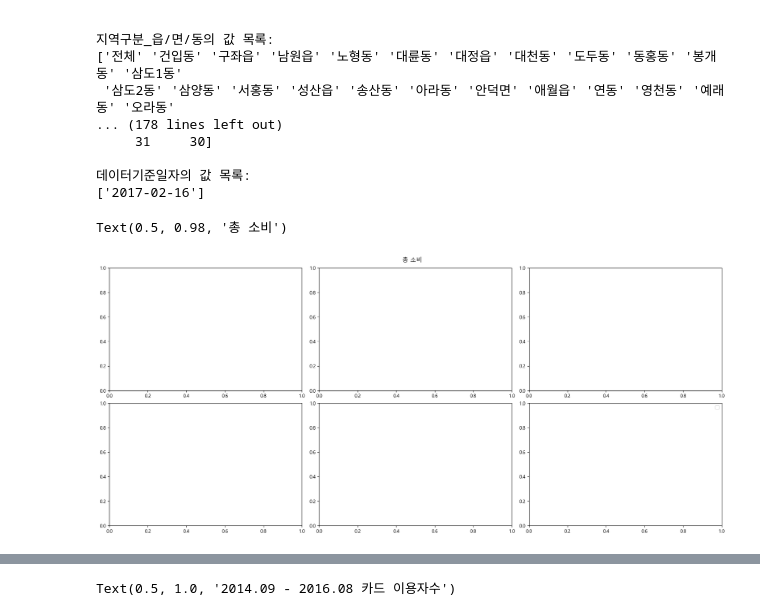
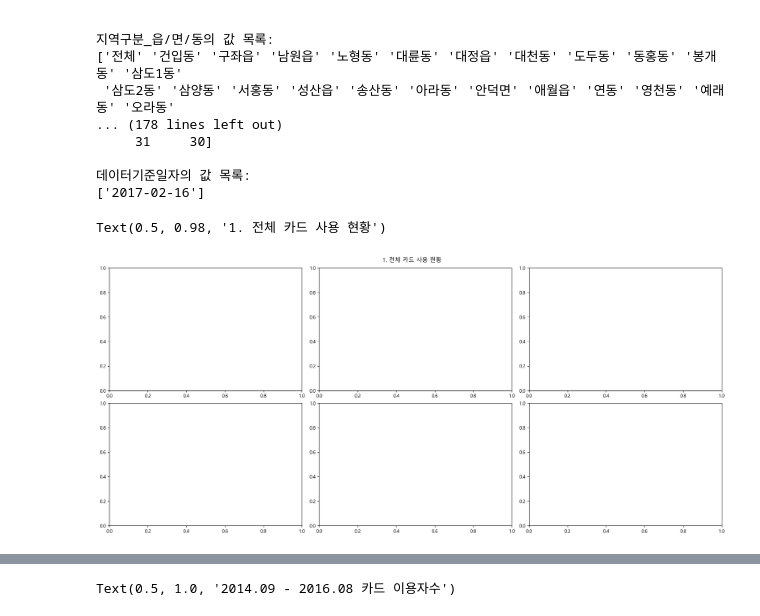
Before and after one commit to imbesky/jeju_spend, a Jupyter notebook: analysis.ipynb, the cells around one changed output, grey strips where cells are left out. Cells and saved outputs as stored; diff of their text form; code cells hidden in the pictures.

```diff
--- a/analysis.ipynb
+++ b/analysis.ipynb
@@ -76,24 +76,23 @@ for c in card_chinese.columns:
 # %%
 # 1. 전체 소비
 # 분류기준 1: 거주지 - 제주도민, 제주도 외 거주 내국인, 중국인
 # 분류기준 2: 관광업종 - '교통' '문화/레져' '소매' '쇼핑' '숙박' '식음료' '유흥'
 
 total_k = card_korean[(card_korean['지역구분_시'] == '전체') & (card_korean['지역구분_도심/도심외'] == '전체')].iloc[:, np.r_[4, 8, 9:15]].groupby(['관광업종 구분', '회원 거주지']).sum().reset_index()
 total_kj = total_k[total_k['회원 거주지'] == '제주'].iloc[:,np.r_[0, 2:8]]
 total_knj = total_k[total_k['회원 거주지'] != '제주'].iloc[:,np.r_[0, 2:8]]
 
 total_c = card_chinese[(card_chinese['지역구분_시'] == '전체') & (card_chinese['지역구분_도심/도심외'] == '전체')].iloc[:, np.r_[4, 6:12]].groupby('관광업종 구분').sum().reset_index()
 
 categories = total_k['관광업종 구분'].unique().tolist()
 
 fig, axs = plt.subplots(2,3, figsize = (18, 8), constrained_layout=True)
 width = 0.2
 index = np.arange(len(total_kj))
-plt.legend()
-fig.suptitle('총 소비')
+fig.suptitle('1. 전체 카드 사용 현황')
 # %% [output]
-Text(0.5, 0.98, '총 소비')
+Text(0.5, 0.98, '1. 전체 카드 사용 현황')
-[figure, old version]
+[figure, new version]
 # %%
 # 1) 제주도민/내국인/중국인 별 2014.09 - 2015.08 카드 총 이용금액 비교
 
```
Also changed, not shown: parts of 15 cells of this notebook.
